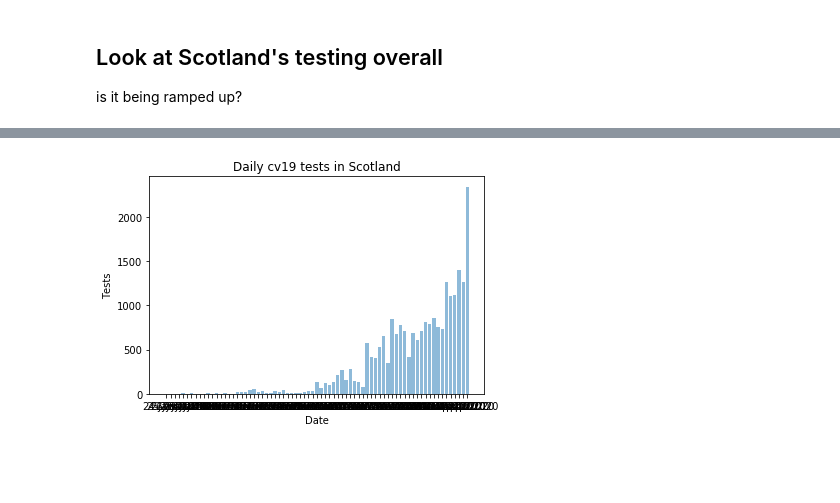
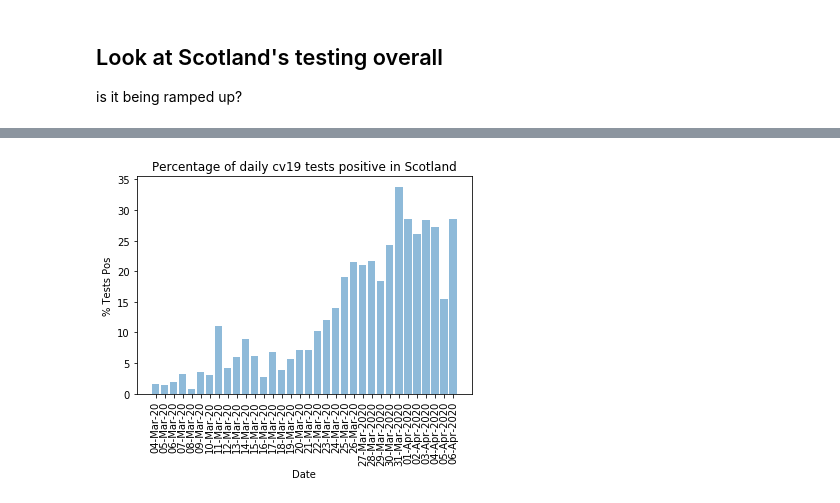
Before and after one commit to watty62/Scot_covid19, a Jupyter notebook: compare countries.ipynb, the cells around one changed output, grey strips where cells are left out. Cells and saved outputs as stored; diff of their text form; code cells hidden in the pictures; blank space fills up the shorter version.

Commit message:
update data 07-Apr

```diff
--- a/compare countries.ipynb
+++ b/compare countries.ipynb
@@ -217,3 +221,6 @@ is it being ramped up?
 # %%
 # Import the data for Scotland
 df_tests = pd.read_csv('https://raw.githubusercontent.com/watty62/Scot_covid19/master/data/processed/scot_tests.csv')
+# %%
+df_tests.columns = ["Date", "Conducted","Today_Pos", "Today_Neg","Total_Pos","Total_Neg","Total" ]
+df_tests
@@ -219,0 +243,2 @@ df_tests = pd.read_csv('https://raw.githubusercontent.com/watty62/Scot_covid19/m
+# %%
+df_tests = df_tests[40:]
@@ -219,0 +263,2 @@ df_tests = pd.read_csv('https://raw.githubusercontent.com/watty62/Scot_covid19/m
+# %%
+df_tests['Tests_Pos_Pct'] = df_tests.Today_Pos / df_tests.Conducted * 100
@@ -241,13 +291,13 @@ plt.legend()
 # %%
 
-plt.bar('Date', 'Conducted', data=df_tests, align='center', alpha=0.5)
+plt.bar('Date', 'Tests_Pos_Pct', data=df_tests, align='center', alpha=0.5)
 plt.xlabel("Date")
-plt.ylabel('Tests')
-plt.title('Daily cv19 tests in Scotland')
-
+plt.ylabel('% Tests Pos')
+plt.title('Percentage of daily cv19 tests positive in Scotland')
+plt.xticks(rotation=90)
 plt.show()
 # %% [output]
-[figure, old version]
+[figure, new version]
 # %%
 # Import the data for Scotland
 df_scoticu = pd.read_csv('https://raw.githubusercontent.com/watty62/Scot_covid19/master/data/processed/intensive_care.csv')
```
Also changed, not shown: parts of 19 cells of this notebook, 5 other files.
